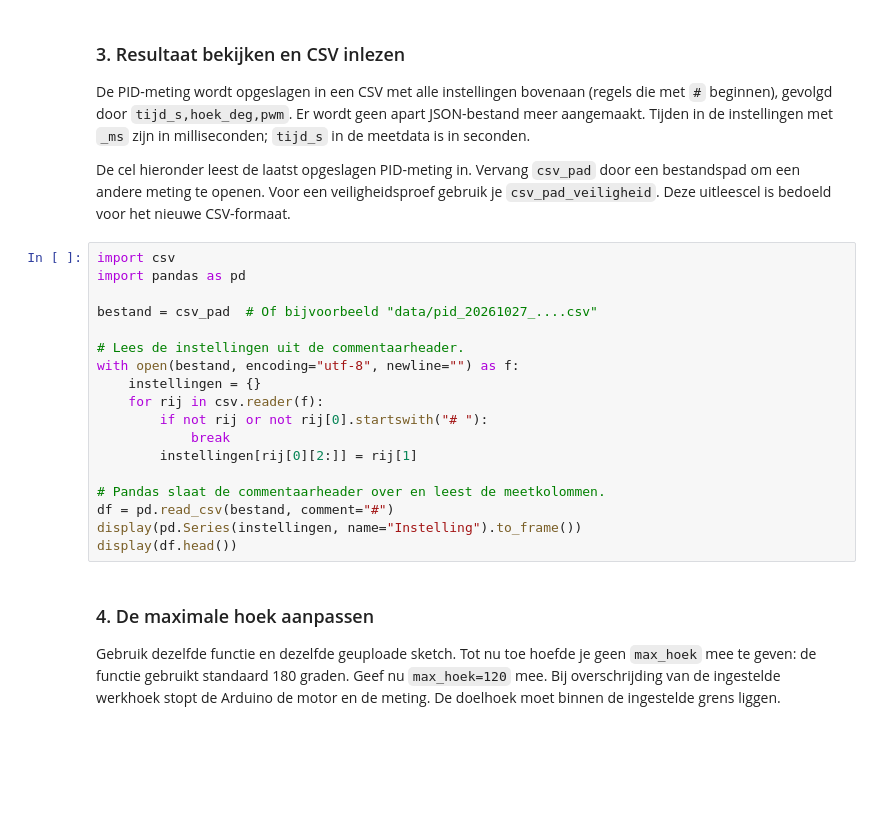
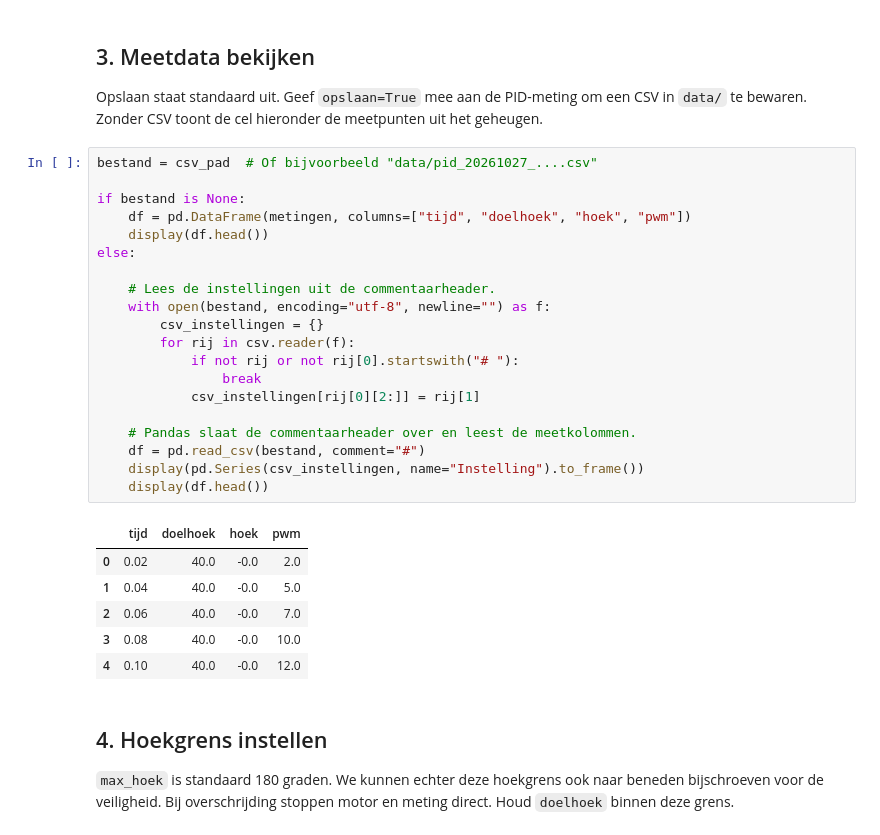
Before and after one commit to HvA-TN/Practica, a Jupyter notebook: practicum2_2/Closed_loop/script.ipynb, the cells around one changed output. Saved outputs shown, nothing was run; the diff lists cells and outputs as text; blank space fills up the shorter version.

Commit message:
update arduino PID code

```diff
--- a/practicum2_2/Closed_loop/script.ipynb
+++ b/practicum2_2/Closed_loop/script.ipynb
@@ -61,29 +63,34 @@ RuntimeError: Verkeerde of verouderde sketch: stap 4 verwacht Stap_4_PID.ino. Up
 # %% [markdown]
-### 3. Resultaat bekijken en CSV inlezen
-
-De PID-meting wordt opgeslagen in een CSV met alle instellingen bovenaan (regels die met `#` beginnen), gevolgd door `tijd_s,hoek_deg,pwm`. Er wordt geen apart JSON-bestand meer aangemaakt. Tijden in de instellingen met `_ms` zijn in milliseconden; `tijd_s` in de meetdata is in seconden.
-
-De cel hieronder leest de laatst opgeslagen PID-meting in. Vervang `csv_pad` door een bestandspad om een andere meting te openen. Voor een veiligheidsproef gebruik je `csv_pad_veiligheid`. Deze uitleescel is bedoeld voor het nieuwe CSV-formaat.
+## 3. Meetdata bekijken
+Opslaan staat standaard uit. Geef `opslaan=True` mee aan de PID-meting om een CSV in `data/` te bewaren. Zonder CSV toont de cel hieronder de meetpunten uit het geheugen.
 # %%
-import csv
-import pandas as pd
-
 bestand = csv_pad  # Of bijvoorbeeld "data/pid_20261027_....csv"
 
-# Lees de instellingen uit de commentaarheader.
-with open(bestand, encoding="utf-8", newline="") as f:
-    instellingen = {}
-    for rij in csv.reader(f):
-        if not rij or not rij[0].startswith("# "):
-            break
-        instellingen[rij[0][2:]] = rij[1]
+if bestand is None:
+    df = pd.DataFrame(metingen, columns=["tijd", "doelhoek", "hoek", "pwm"])
+    display(df.head())
+else:
 
-# Pandas slaat de commentaarheader over en leest de meetkolommen.
-df = pd.read_csv(bestand, comment="#")
-display(pd.Series(instellingen, name="Instelling").to_frame())
-display(df.head())
+    # Lees de instellingen uit de commentaarheader.
+    with open(bestand, encoding="utf-8", newline="") as f:
+        csv_instellingen = {}
+        for rij in csv.reader(f):
+            if not rij or not rij[0].startswith("# "):
+                break
+            csv_instellingen[rij[0][2:]] = rij[1]
+
+    # Pandas slaat de commentaarheader over en leest de meetkolommen.
+    df = pd.read_csv(bestand, comment="#")
+    display(pd.Series(csv_instellingen, name="Instelling").to_frame())
+    display(df.head())
+# %% [output]
+|  | tijd | doelhoek | hoek | pwm |
+| 0 | 0.02 | 40.0 | -0.0 | 2.0 |
+| 1 | 0.04 | 40.0 | -0.0 | 5.0 |
+| 2 | 0.06 | 40.0 | -0.0 | 7.0 |
+| 3 | 0.08 | 40.0 | -0.0 | 10.0 |
+| 4 | 0.10 | 40.0 | -0.0 | 12.0 |
 # %% [markdown]
-### 4. De maximale hoek aanpassen
-
-Gebruik dezelfde functie en dezelfde geuploade sketch. Tot nu toe hoefde je geen `max_hoek` mee te geven: de functie gebruikt standaard 180 graden. Geef nu `max_hoek=120` mee. Bij overschrijding van de ingestelde werkhoek stopt de Arduino de motor en de meting. De doelhoek moet binnen de ingestelde grens liggen.
+## 4. Hoekgrens instellen
+`max_hoek` is standaard 180 graden. We kunnen echter deze hoekgrens ook naar beneden bijschroeven voor de veiligheid. Bij overschrijding stoppen motor en meting direct. Houd `doelhoek` binnen deze grens.
 # %%
```
Also changed, not shown: parts of 10 cells of this notebook, 20 other files.
